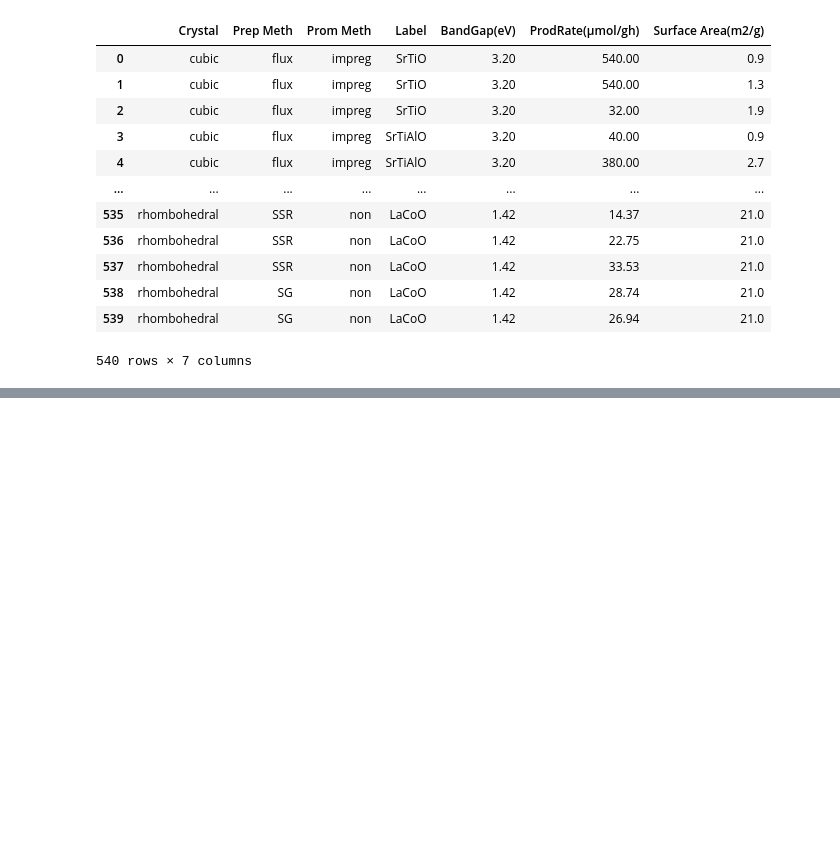
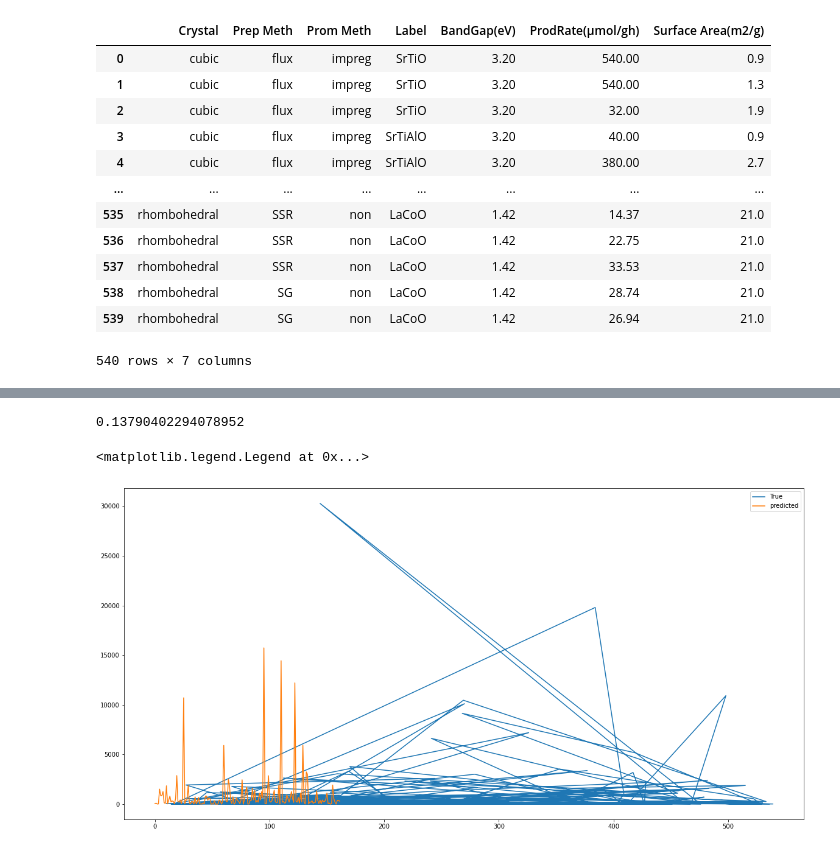
Before and after one commit to ShibataKenshin/Water_spliiting, a Jupyter notebook: random_forest_rawdata.ipynb, the cells around one changed output, grey strips where cells are left out. Cells and saved outputs as stored; diff of their text form; code cells hidden in the pictures; blank space fills up the shorter version.

```diff
--- a/random_forest_rawdata.ipynb
+++ b/random_forest_rawdata.ipynb
@@ -68,4 +68,3 @@ df1
 # %%
 df1.values[1][1]
 lis = [i  for i in df1.columns]
-for i in
@@ -79,0 +75,10 @@ for i in
+# %%
+lis = []
+for i in range(540):
+    lis.append({})
+
+lis[1]["a"] = 1
+lis
+
+for i in df["Crystal"]:
+    print(i)
@@ -79,0 +119,8 @@ for i in
+# %%
+lis = []
+for i in ["Crystal","Prep Meth", "Prom Meth", "Label"]:
+    df = pd.get_dummies(df1[i])
+    lis.append(df)
+
+lis
+df2 = pd.concat(lis, axis = 1)
@@ -79,0 +159,35 @@ for i in
+# %%
+lis = []
+for i in ["Crystal","Prep Meth", "Prom Meth", "Label"]:
+    df = pd.get_dummies(df1[i])
+    lis.append(df)
+
+lis
+df2 = pd.concat(lis, axis = 1)
+df2
+
+X = df2
+y = df1["ProdRate(μmol/gh)"]
+
+from sklearn.model_selection import train_test_split
+from sklearn.tree import DecisionTreeClassifier
+from sklearn.ensemble import RandomForestRegressor as RFR
+
+
+Xtrain, Xtest, ytrain, ytest = train_test_split(X, y,test_size=0.3,
+                                                random_state = 3)
+
+rg = RFR(n_jobs=-1, random_state=540)
+rg.fit(Xtrain, ytrain)
+ypred = rg.predict(Xtest)
+
+print(rg.score(Xtest, ytest))
+
+plt.figure(figsize=(20,10))
+plt.plot(ytest,label="True")
+plt.plot(ypred, label="predicted")
+plt.legend()
+# %% [output]
+0.13790402294078952
+<matplotlib.legend.Legend at 0x...>
+[figure, added]
```
Also changed, not shown: parts of 12 cells of this notebook.
